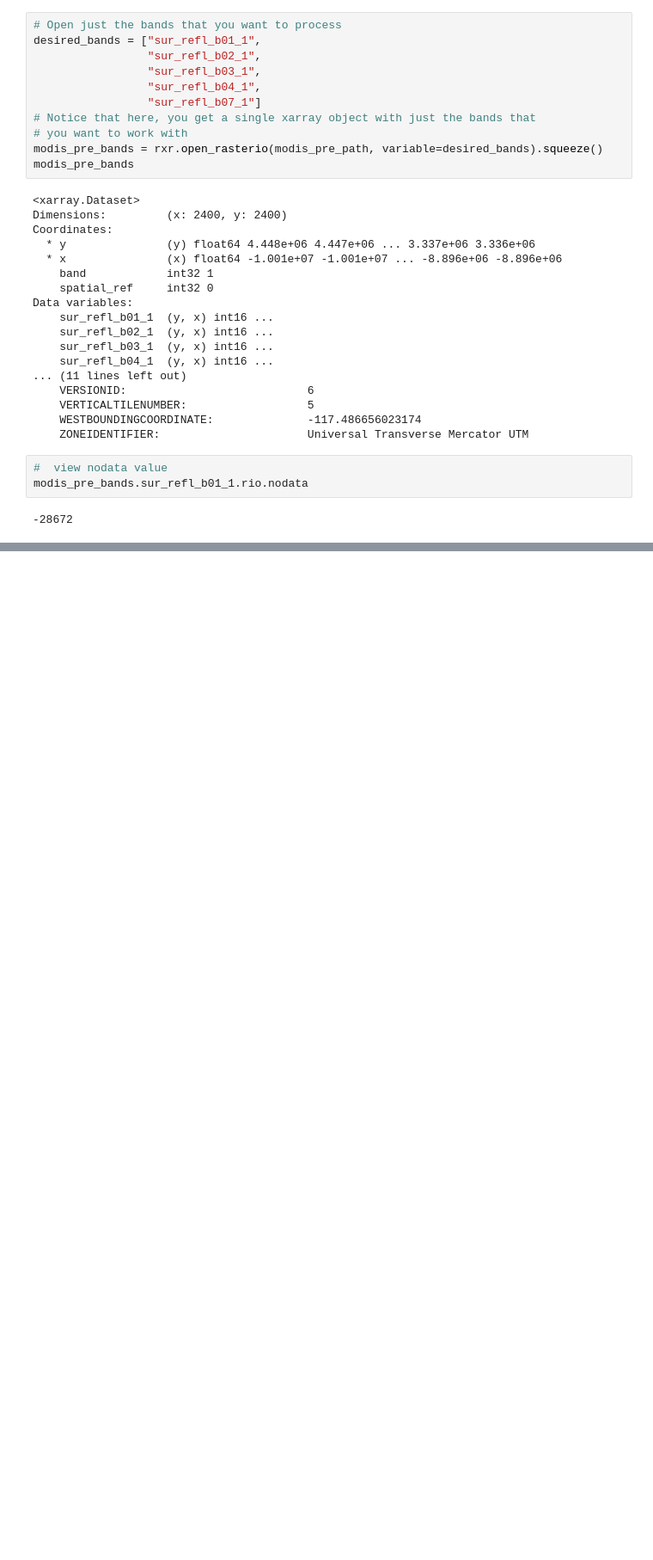
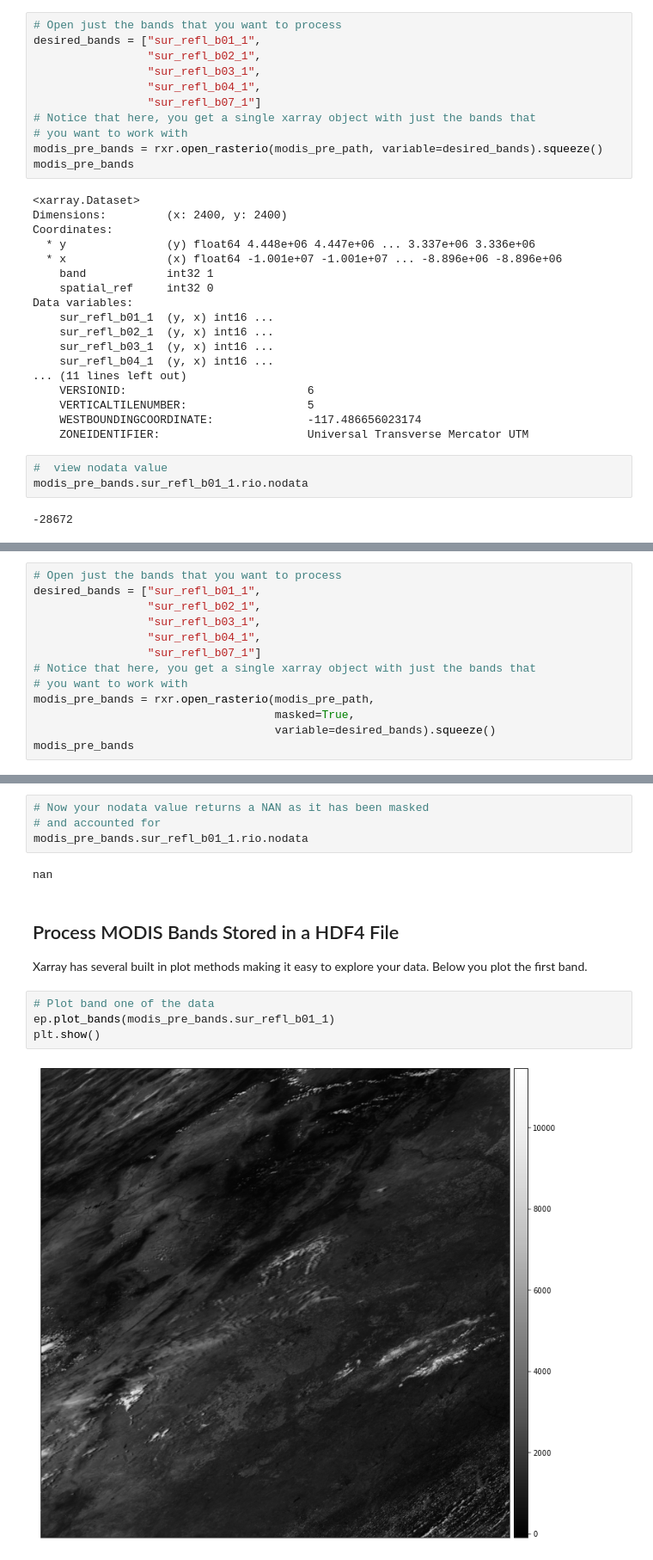
Before and after one commit to JosepAnSabate/jupyter_maps, a Jupyter notebook: earth_data_science/6_hierarchical_data_formats/ch_12_hdf4/2. Open and Use MODIS Data in HDF4 format in Open Source Python.ipynb, the cells around one changed output, grey strips where cells are left out. Shown at 86% size. Saved outputs shown, nothing was run; the diff lists cells and outputs as text; blank space fills up the shorter version.

```diff
--- a/earth_data_science/6_hierarchical_data_formats/ch_12_hdf4/2. Open and Use MODIS Data in HDF4 format in Open Source Python.ipynb
+++ b/earth_data_science/6_hierarchical_data_formats/ch_12_hdf4/2. Open and Use MODIS Data in HDF4 format in Open Source Python.ipynb
@@ -238,0 +245,13 @@ modis_pre_bands.sur_refl_b01_1.rio.nodata
+# %%
+# Open just the bands that you want to process
+desired_bands = ["sur_refl_b01_1",
+                 "sur_refl_b02_1",
+                 "sur_refl_b03_1",
+                 "sur_refl_b04_1",
+                 "sur_refl_b07_1"]
+# Notice that here, you get a single xarray object with just the bands that
+# you want to work with
+modis_pre_bands = rxr.open_rasterio(modis_pre_path,
+                                    masked=True,
+                                    variable=desired_bands).squeeze()
+modis_pre_bands
@@ -238,0 +276,15 @@ modis_pre_bands.sur_refl_b01_1.rio.nodata
+# %%
+# Now your nodata value returns a NAN as it has been masked
+# and accounted for
+modis_pre_bands.sur_refl_b01_1.rio.nodata
+# %% [output]
+nan
+# %% [markdown]
+## Process MODIS Bands Stored in a HDF4 File
+Xarray has several built in plot methods making it easy to explore your data. Below you plot the first band.
+# %%
+# Plot band one of the data
+ep.plot_bands(modis_pre_bands.sur_refl_b01_1)
+plt.show()
+# %% [output]
+[figure, added]
```
Also changed, not shown: parts of 43 cells of this notebook.
